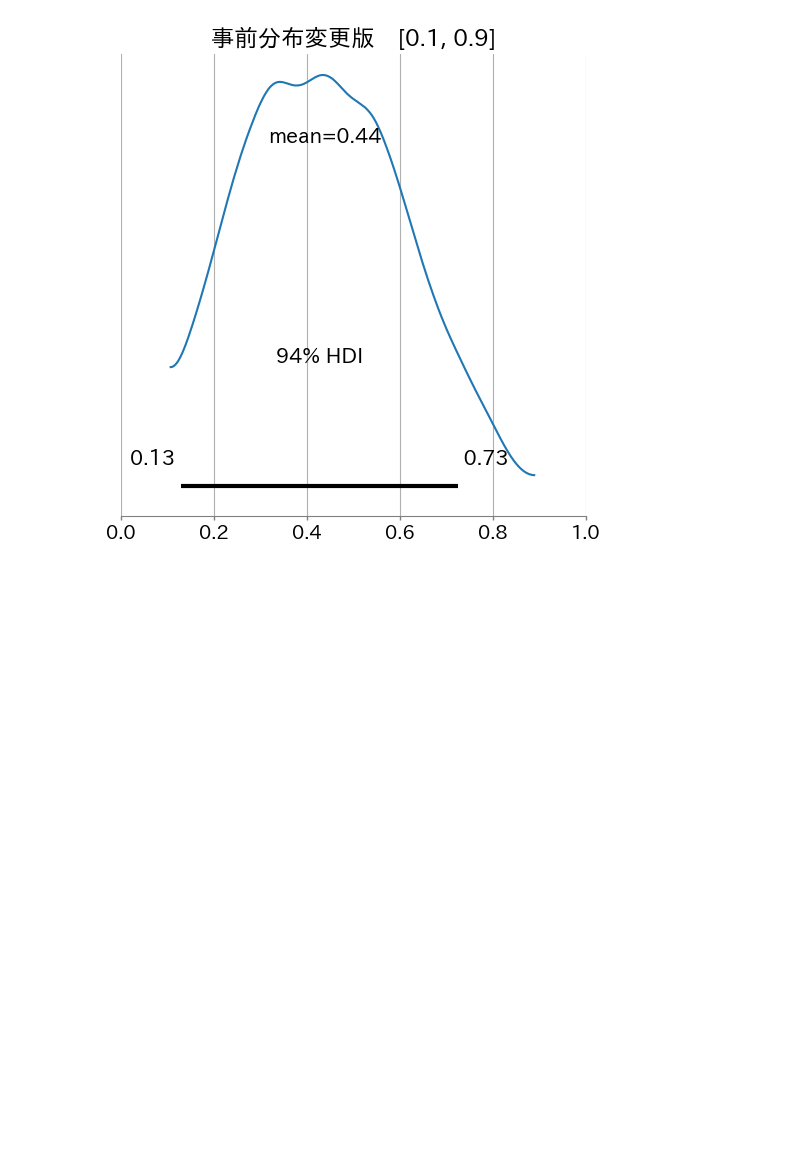
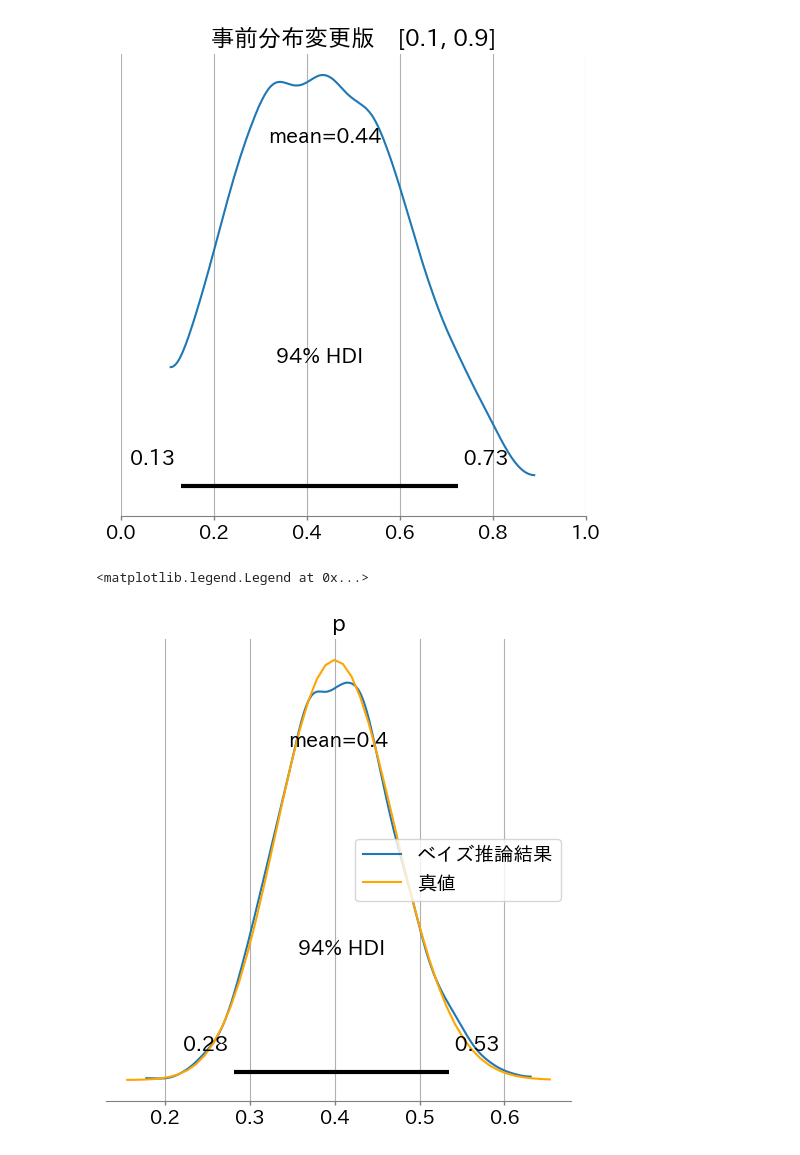
Before and after one commit to maton369/Bayesian_Inference_Practice, a Jupyter notebook: 4章_はじめてのベイズ推論実習.ipynb, the cells around one changed output. Saved outputs shown, nothing was run; the diff lists cells and outputs as text; code cells hidden in the pictures; blank space fills up the shorter version.

```diff
--- a/4章_はじめてのベイズ推論実習.ipynb
+++ b/4章_はじめてのベイズ推論実習.ipynb
@@ -1176,3 +1176,68 @@ display(summary4)
 |  | mean | sd | hdi_3% | hdi_97% | mcse_mean | mcse_sd | ess_bulk | ess_tail | r_hat |
 | p | 0.438 | 0.167 | 0.128 | 0.726 | 0.004 | 0.002 | 1659.000 | 2088.000 | 1.000 |
 [figure]
+# %%
+# 真のベータ関数の定義
+# ------------------------------------------------------------
+# ここでは、解析的に求まる「真の事後分布」を Beta 分布として定義する。
+# 想定しているモデルは、
+#
+#   事前:   p ~ Beta(α_prior, β_prior) = Beta(1, 1)（一様事前）
+#   データ: 50 回のベルヌーイ試行のうち成功 20 回, 失敗 30 回
+#
+# であり、ベータ–二項モデルの共役性から事後分布は
+#
+#   p | data ~ Beta(α_post, β_post)
+#   α_post = α_prior + 成功回数 = 1 + 20 = 21
+#   β_post = β_prior + 失敗回数 = 1 + 30 = 31
+#
+# となる。この「Beta(21,31)」を true_beta として定義し、
+# 後で MCMC による事後分布推定と重ねて比較する。
+from scipy import stats
+
+alpha = 20 + 1  # α_post = 21
+beta = 30 + 1  # β_post = 31
+true_beta = stats.beta(alpha, beta)  # 解析的な事後分布 Beta(21,31)
+
+# 図のサイズ設定
+plt.rcParams["figure.figsize"] = (6, 6)
+
+# ベイズ推論結果の可視化
+# ------------------------------------------------------------
+# idata3 には、PyMC の pm.sample によって得られた事後サンプル
+#   { p^(s) }_{s=1}^S
+# が格納されていると仮定する（4.7 節で計算した結果を再利用）。
+# az.plot_posterior(idata3) は、このサンプルに基づく
+#   - 事後分布の KDE（滑らかな密度曲線）
+#   - HDI（Highest Density Interval）
+# などを 1 枚の図として描画する関数であり、
+# 「数値的に推定された事後分布」の形を与える。
+ax = az.plot_posterior(idata3)
+ax.lines[0].set_label("ベイズ推論結果")  # 凡例で識別できるようラベルを付与
+
+# 真のベータ関数の可視化
+# ------------------------------------------------------------
+# 次に、解析的に求まる事後分布 Beta(21,31) の確率密度関数を、
+# 先ほどの az.plot_posterior と同じ x 軸の範囲で重ね描きする。
+#
+# ax.get_xlim() で現在の x 範囲 (xmin, xmax) を取得し、
+# その範囲内で等間隔に点を並べて PDF を評価することで、
+# 「理論上の真の曲線」と「MCMC サンプルから推定した曲線」の
+# 形がどれだけ一致しているかを視覚的に比較できる。
+x = np.linspace(*ax.get_xlim())  # 現在の x 範囲に沿ってプロット用の点列を生成
+ax.plot(
+    x,
+    true_beta.pdf(x),  # Beta(21,31) の理論的な PDF
+    color="orange",
+    label="真値",  # 凡例用ラベル（理論上の真の事後分布）
+)
+
+# 凡例の表示
+# ------------------------------------------------------------
+# 「ベイズ推論結果」= MCMC サンプルからの推定密度
+# 「真値」           = Beta(21,31) の解析的事後分布
+# という対応が分かるように凡例を右中央に配置する。
+ax.legend(loc="center right")
+# %% [output]
+<matplotlib.legend.Legend at 0x...>
+[figure, added]
```
